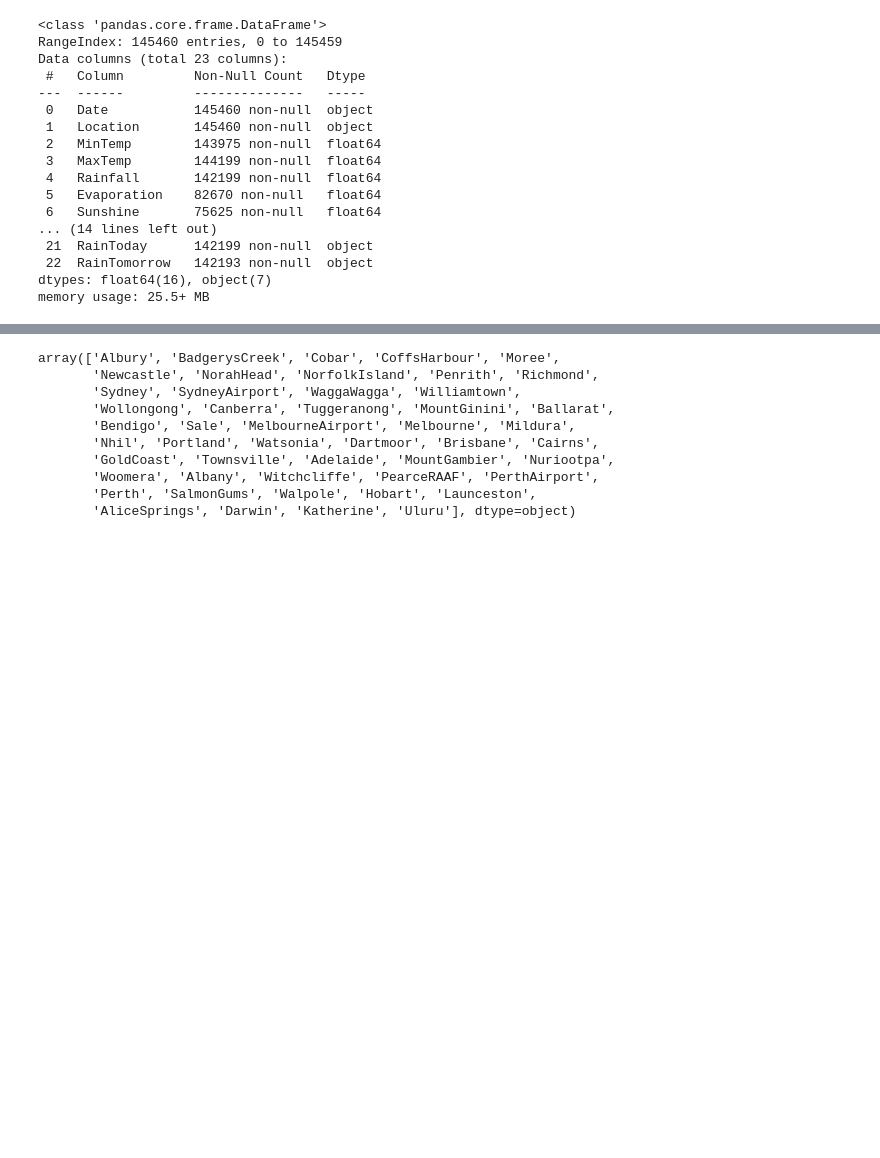
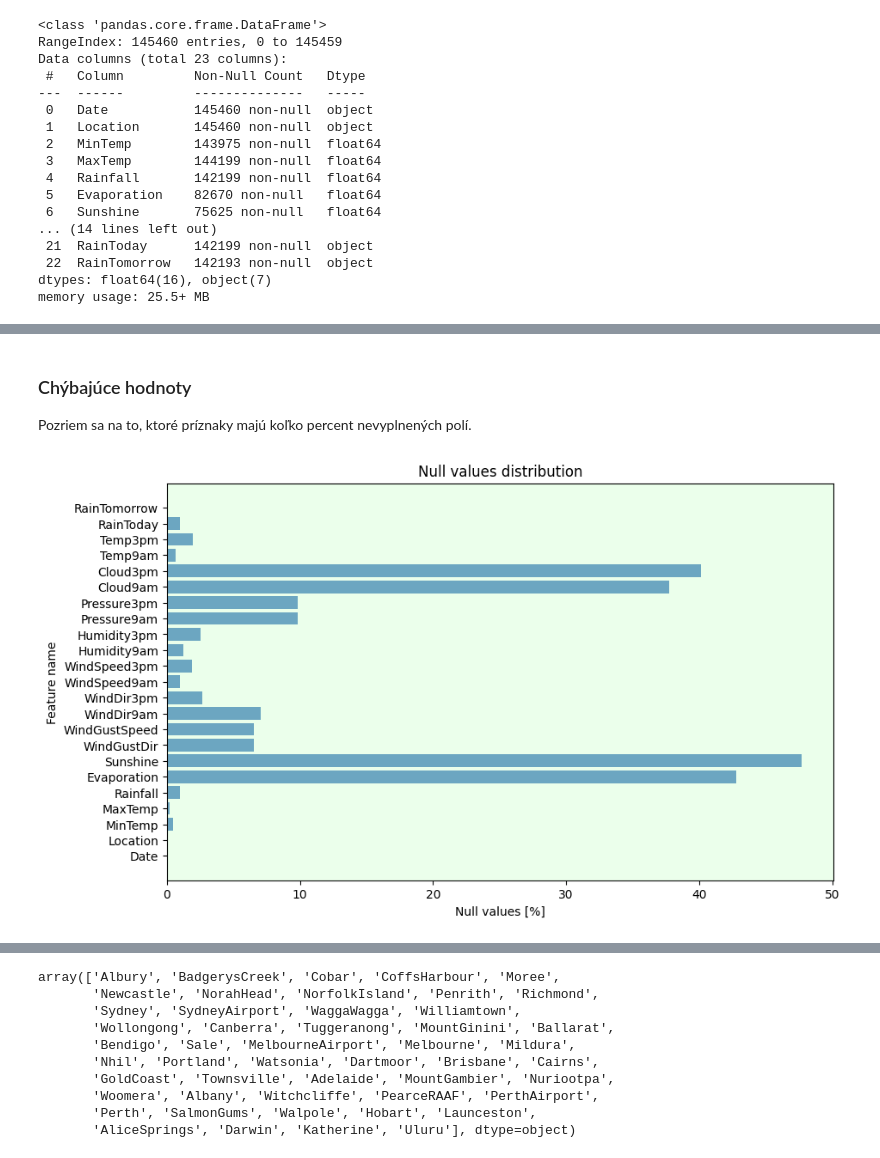
Before and after one commit to beczatom/weather_aus, a Jupyter notebook: weather.ipynb, the cells around one changed output, grey strips where cells are left out. Drawn from its saved outputs; the diff is of its cells as text; code cells hidden in the pictures; blank space fills up the shorter version.

```diff
--- a/weather.ipynb
+++ b/weather.ipynb
@@ -104,0 +158,24 @@ memory usage: 25.5+ MB
+# %%
+df = df[~(df['RainTomorrow'].isnull())]
+# %% [markdown]
+### Chýbajúce hodnoty
+
+Pozriem sa na to, ktoré príznaky majú koľko percent nevyplnených polí.
+# %%
+null_val = []
+for col in df.columns:
+    null_val.append(df[col].isnull().sum() / df.shape[0] * 100)
+
+fig = plt.figure(figsize = (10,6))
+ax = fig.add_subplot()
+
+ax.set_facecolor('#EBFFEB')
+
+ax.barh(df.columns, null_val, facecolor='#6CA6C1')
+
+ax.set_title('Null values distribution')
+ax.set_xlabel('Null values [%]')
+ax.set_ylabel('Feature name')
+plt.show()
+# %% [output]
+[figure, added]
```
Also changed, not shown: parts of 85 cells of this notebook.
